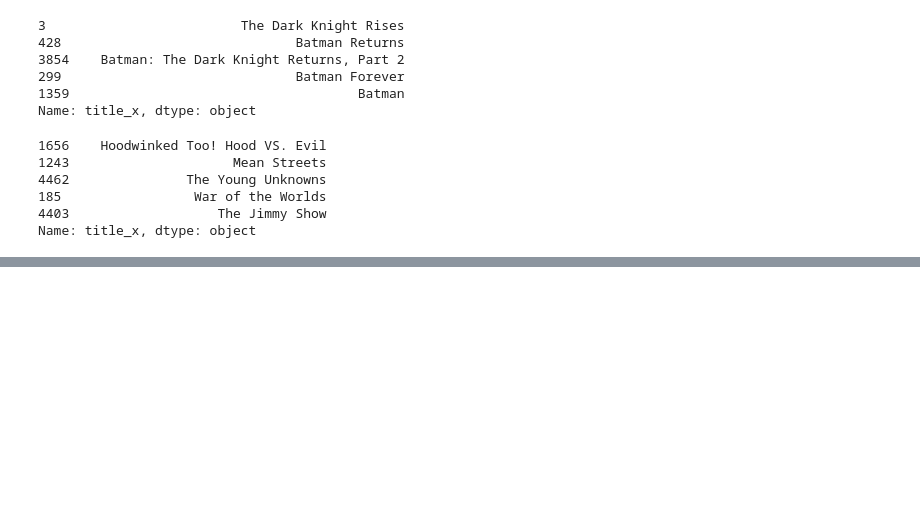
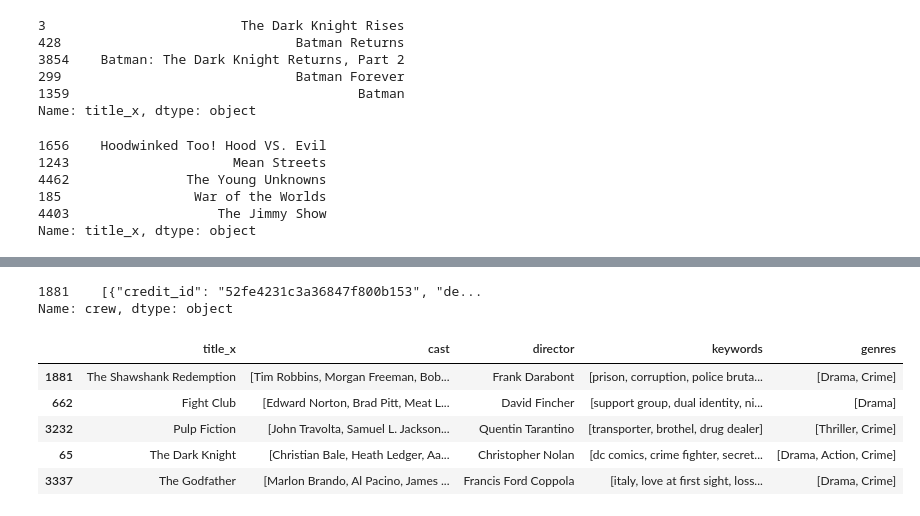
Before and after one commit to hst22/Movie-Recommender-Systems, a Jupyter notebook: Recommender System.ipynb, the cells around one changed output, grey strips where cells are left out. Saved outputs shown, nothing was run; the diff lists cells and outputs as text; code cells hidden in the pictures; blank space fills up the shorter version.

```diff
--- a/Recommender System.ipynb
+++ b/Recommender System.ipynb
@@ -341,0 +350,47 @@ Name: title_x, dtype: object
+# %%
+master.crew.head(1) #can parse director name from this column
+# %% [output]
+1881    [{"credit_id": "52fe4231c3a36847f800b153", "de...
+Name: crew, dtype: object
+# %%
+# converting back to usable list
+from ast import literal_eval
+
+features = ['genres', 'keywords', 'cast', 'crew']
+for feature in features:
+    master[feature] = master[feature].apply(literal_eval)
+# %%
+#functions for extracting details
+#director
+import numpy as np
+
+def get_director(x):
+    for i in x:
+        if i['job'] == 'Director':
+            return i['name']
+    return np.nan
+
+# function for extracting important names
+def get_list(x):
+    if isinstance(x, list):
+        names = [i['name'] for i in x]
+        if len(names) > 3:
+            names = names[:3]
+        return names
+    return []
+# %%
+# new director, cast, genres and keywords features that are in a suitable form.
+master['director'] = master.crew.apply(get_director)
+# %%
+features = ['genres', 'keywords', 'cast']
+for feature in features:
+    master[feature] = master[feature].apply(get_list)
+# %%
+master[['title_x', 'cast', 'director', 'keywords', 'genres']].head(5)  #proper format
+# %% [output]
+|  | title_x | cast | director | keywords | genres |
+| 1881 | The Shawshank Redemption | [Tim Robbins, Morgan Freeman, Bob... | Frank Darabont | [prison, corruption, police bruta... | [Drama, Crime] |
+| 662 | Fight Club | [Edward Norton, Brad Pitt, Meat L... | David Fincher | [support group, dual identity, ni... | [Drama] |
+| 3232 | Pulp Fiction | [John Travolta, Samuel L. Jackson... | Quentin Tarantino | [transporter, brothel, drug dealer] | [Thriller, Crime] |
+| 65 | The Dark Knight | [Christian Bale, Heath Ledger, Aa... | Christopher Nolan | [dc comics, crime fighter, secret... | [Drama, Action, Crime] |
+| 3337 | The Godfather | [Marlon Brando, Al Pacino, James ... | Francis Ford Coppola | [italy, love at first sight, loss... | [Drama, Crime] |
```
Also changed, not shown: parts of 14 cells of this notebook.
